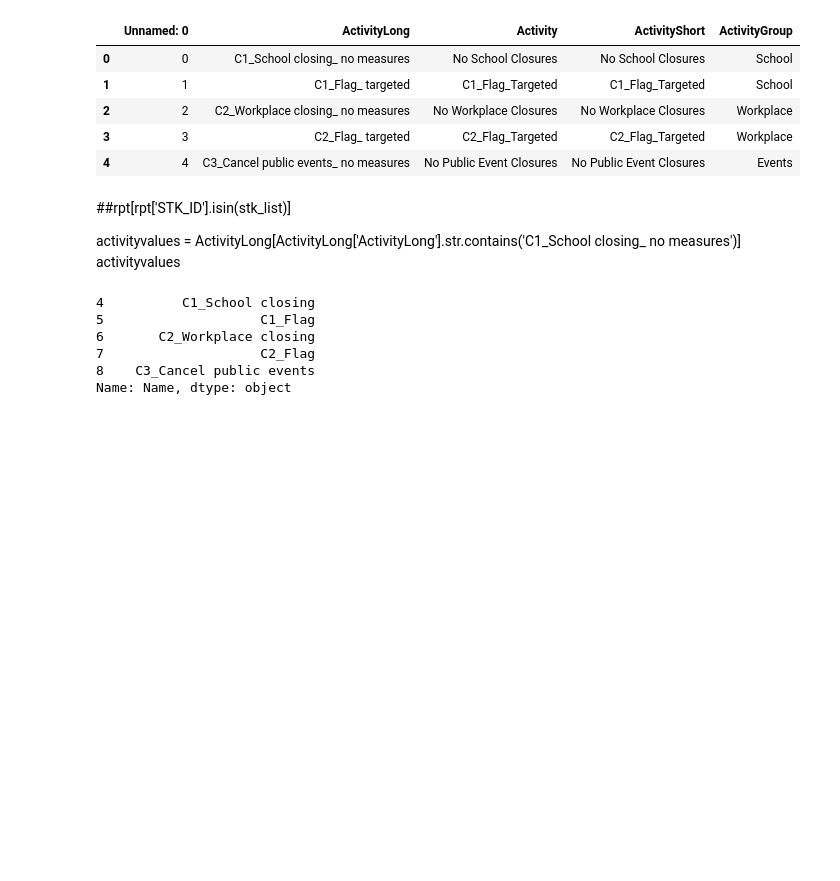
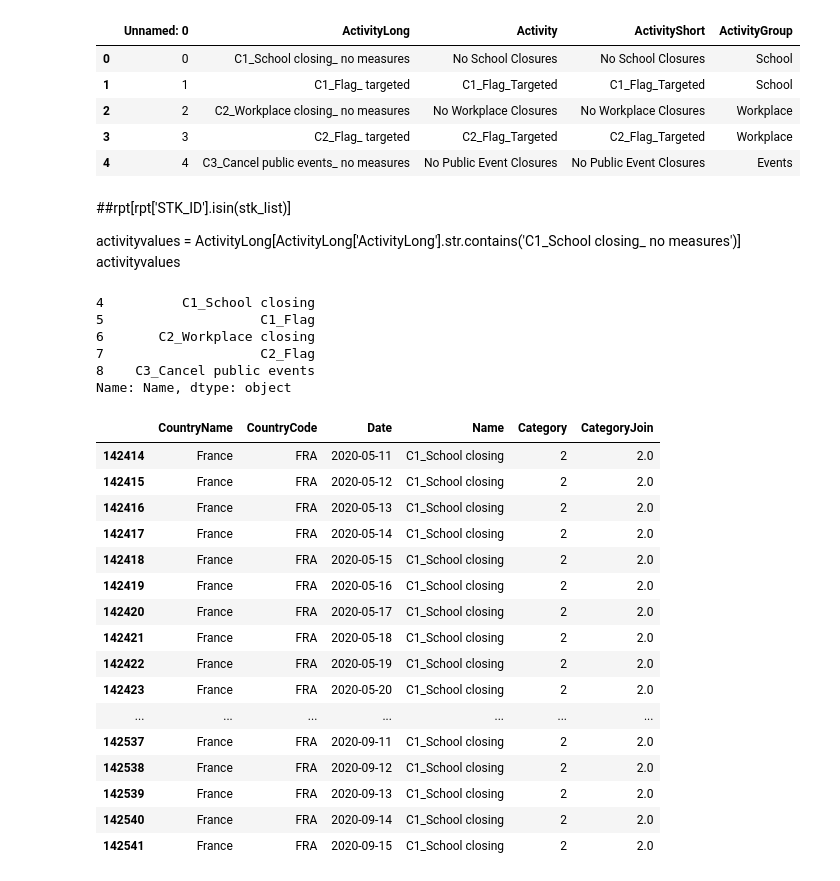
Before and after one commit to andrewcgaitskell/virus-data-voila, a Jupyter notebook: notebooks/Get/CovidTrackerDataGanttWget.ipynb, the cells around one changed output. Cells and saved outputs as stored; diff of their text form; code cells hidden in the pictures; blank space fills up the shorter version.

```diff
--- a/notebooks/Get/CovidTrackerDataGanttWget.ipynb
+++ b/notebooks/Get/CovidTrackerDataGanttWget.ipynb
@@ -337,3 +337,27 @@ joineddfall['Name'].head(5)
 7                    C2_Flag
 8    C3_Cancel public events
 Name: Name, dtype: object
+# %%
+acd = allcountrydata.dropna(subset=['Category','CategoryJoin'])
+fd = acd[acd['CountryName'] == 'France']
+sc = fd[fd['Name']=='C1_School closing']
+c2 = sc[sc['Category']==2]
+c2
+# %% [output]
+|  | CountryName | CountryCode | Date | Name | Category | CategoryJoin |
+| 142414 | France | FRA | 2020-05-11 | C1_School closing | 2 | 2.0 |
+| 142415 | France | FRA | 2020-05-12 | C1_School closing | 2 | 2.0 |
+| 142416 | France | FRA | 2020-05-13 | C1_School closing | 2 | 2.0 |
+| 142417 | France | FRA | 2020-05-14 | C1_School closing | 2 | 2.0 |
+| 142418 | France | FRA | 2020-05-15 | C1_School closing | 2 | 2.0 |
+| 142419 | France | FRA | 2020-05-16 | C1_School closing | 2 | 2.0 |
+| 142420 | France | FRA | 2020-05-17 | C1_School closing | 2 | 2.0 |
+| 142421 | France | FRA | 2020-05-18 | C1_School closing | 2 | 2.0 |
+| 142422 | France | FRA | 2020-05-19 | C1_School closing | 2 | 2.0 |
+| 142423 | France | FRA | 2020-05-20 | C1_School closing | 2 | 2.0 |
+| ... | ... | ... | ... | ... | ... | ... |
+| 142537 | France | FRA | 2020-09-11 | C1_School closing | 2 | 2.0 |
+| 142538 | France | FRA | 2020-09-12 | C1_School closing | 2 | 2.0 |
+| 142539 | France | FRA | 2020-09-13 | C1_School closing | 2 | 2.0 |
+| 142540 | France | FRA | 2020-09-14 | C1_School closing | 2 | 2.0 |
+| 142541 | France | FRA | 2020-09-15 | C1_School closing | 2 | 2.0 |
```
Also changed, not shown: parts of 23 cells of this notebook, 3 other files.
